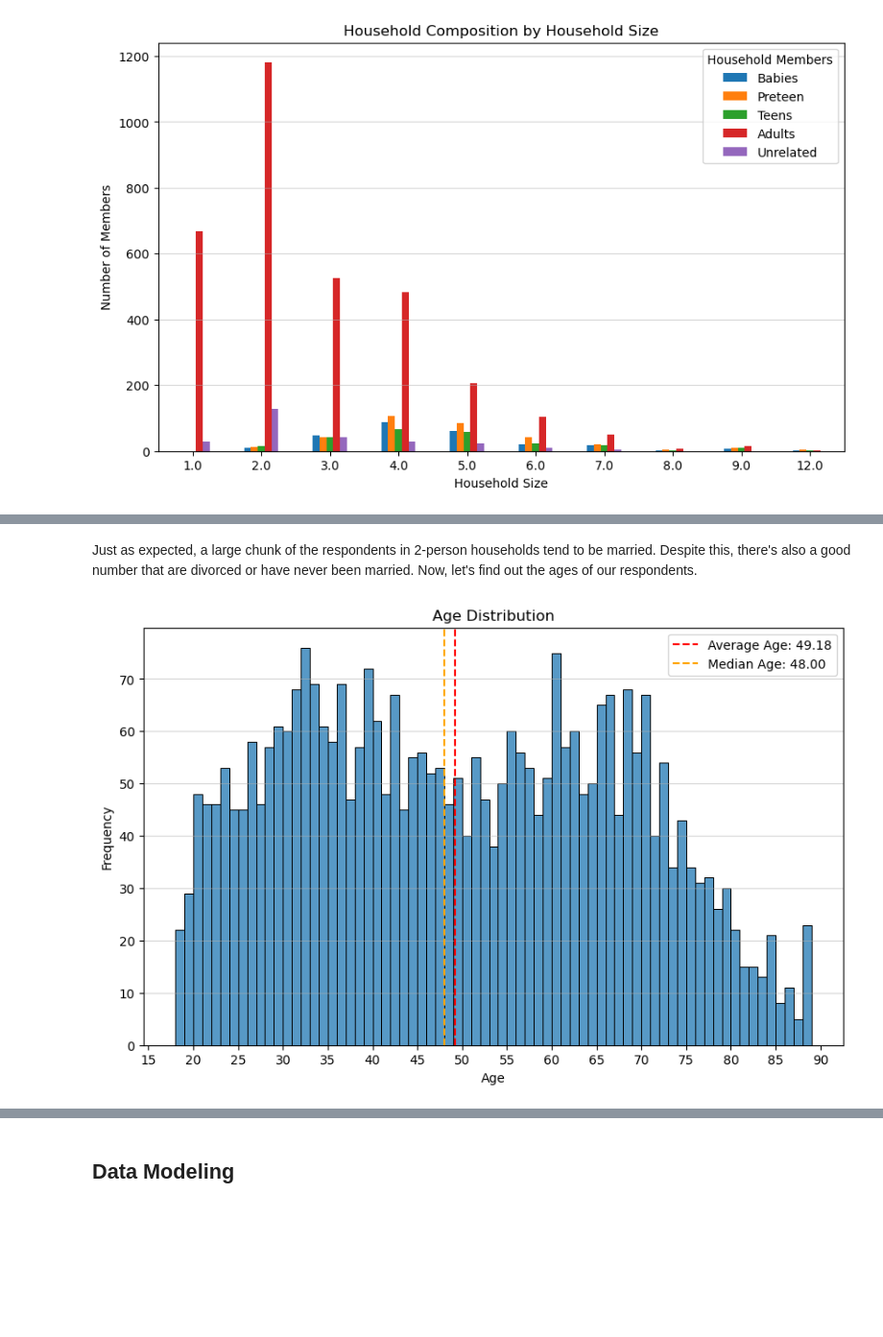
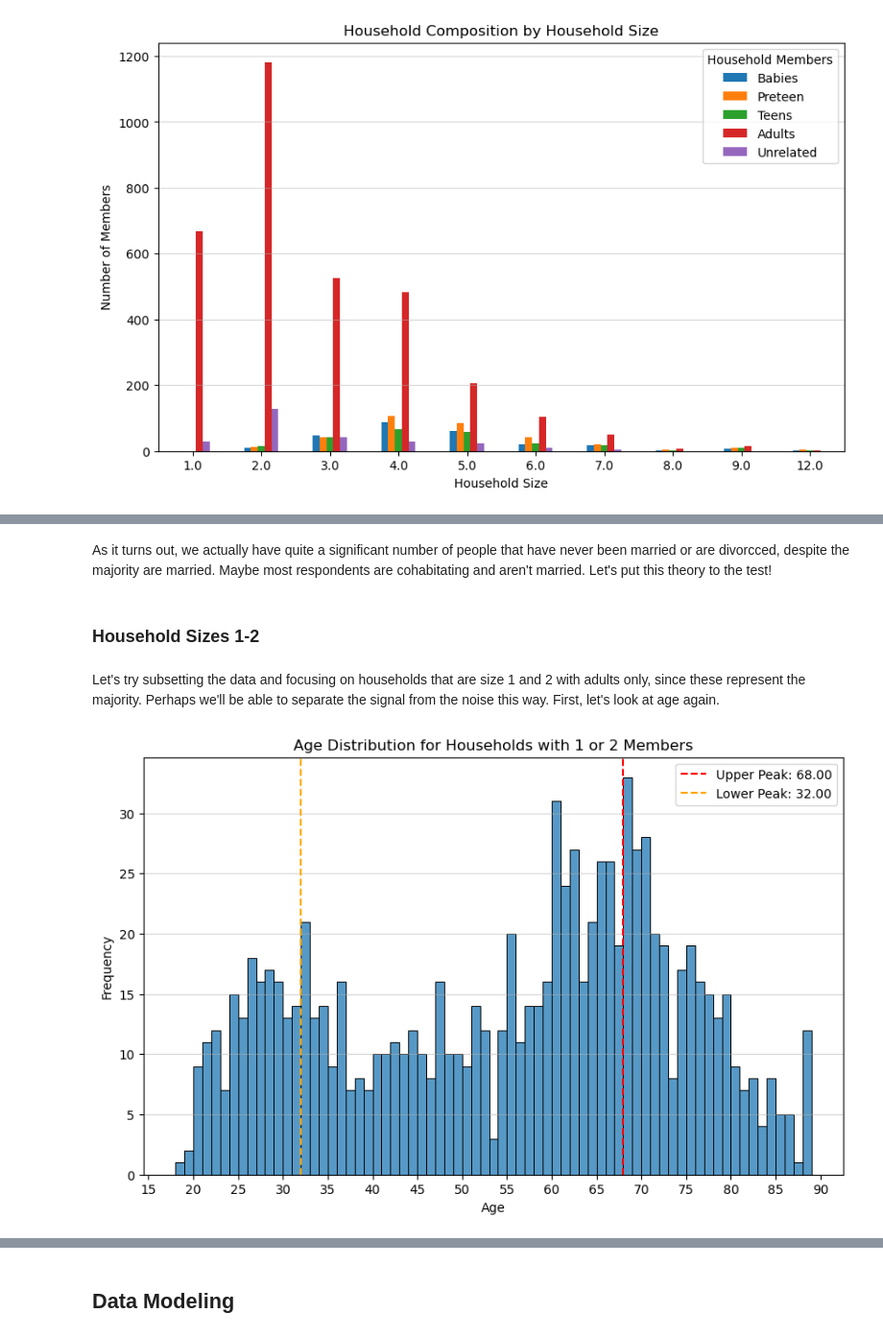
Before and after one commit to eatsfrog/gss-analysis, a Jupyter notebook: GSS Analysis Notebook.ipynb, the cells around one changed output, grey strips where cells are left out. Shown at 96% size. Drawn from its saved outputs; the diff is of its cells as text; code cells hidden in the pictures; blank space fills up the shorter version.

```diff
--- a/GSS Analysis Notebook.ipynb
+++ b/GSS Analysis Notebook.ipynb
@@ -149,20 +214,36 @@ plt.show()
-# %% [markdown]
-Just as expected, a large chunk of the respondents in 2-person households tend to be married. Despite this, there's also a good number that are divorced or have never been married. Now, let's find out the ages of our respondents.
+# %% [markdown]
+As it turns out, we actually have quite a significant number of people that have never been married or are divorcced, despite the majority are married. Maybe most respondents are cohabitating and aren't married. Let's put this theory to the test!
+# %% [markdown]
+### Household Sizes 1-2
+# %% [markdown]
+Let's try subsetting the data and focusing on households that are size 1 and 2 with adults only, since these represent the majority. Perhaps we'll be able to separate the signal from the noise this way. First, let's look at age again.
 # %%
-# Calculate average and median age
-average_age = df_latest['age'].mean()
-median_age = df_latest['age'].median()
+# Split the data into rows that have hompop==1 and hompop==2
+hompop_1 = df_latest[df_latest['hompop'] == 1]
+hompop_2 = df_latest[df_latest['hompop'] == 2]
+
+# Further subset these separate datasets by ones that have adults==1 and adults==2 correspondingly
+hompop_1_adults_1 = hompop_1[hompop_1['adults'] == 1]
+hompop_2_adults_2 = hompop_2[hompop_2['adults'] == 2]
+
+# Concatenate these datasets to make it one dataset again
+subset_data = pd.concat([hompop_1_adults_1, hompop_2_adults_2])
+
+# Calculate peaks
+median_age = subset_data['age'].median()
+large_peak = subset_data[subset_data['age'] >= median_age]['age'].mode().values[0]
+small_peak = subset_data[subset_data['age'] < median_age]['age'].mode().values[0]
 
 plt.figure(figsize=(10, 6))
-sns.histplot(df_latest['age'], bins=df_latest['age'].nunique()-1)
-plt.title('Age Distribution')
+sns.histplot(subset_data['age'], bins=subset_data['age'].nunique()-1)
+plt.title('Age Distribution for Households with 1 or 2 Members')
 plt.xlabel('Age')
 plt.ylabel('Frequency')
 plt.grid(axis='y', alpha=0.5)
 plt.xticks(range(15, 95, 5))
-plt.axvline(average_age, color='r', linestyle='--', label=f'Average Age: {average_age:.2f}')
-plt.axvline(median_age, color='orange', linestyle='--', label=f'Median Age: {median_age:.2f}')
+plt.axvline(large_peak, color='r', linestyle='--', label=f'Upper Peak: {large_peak:.2f}')
+plt.axvline(small_peak, color='orange', linestyle='--', label=f'Lower Peak: {small_peak:.2f}')
 plt.legend()
 plt.show()
 # %% [output]
-[figure, old version]
+[figure, new version]
```
Also changed, not shown: parts of 45 cells of this notebook, 1 other file.
